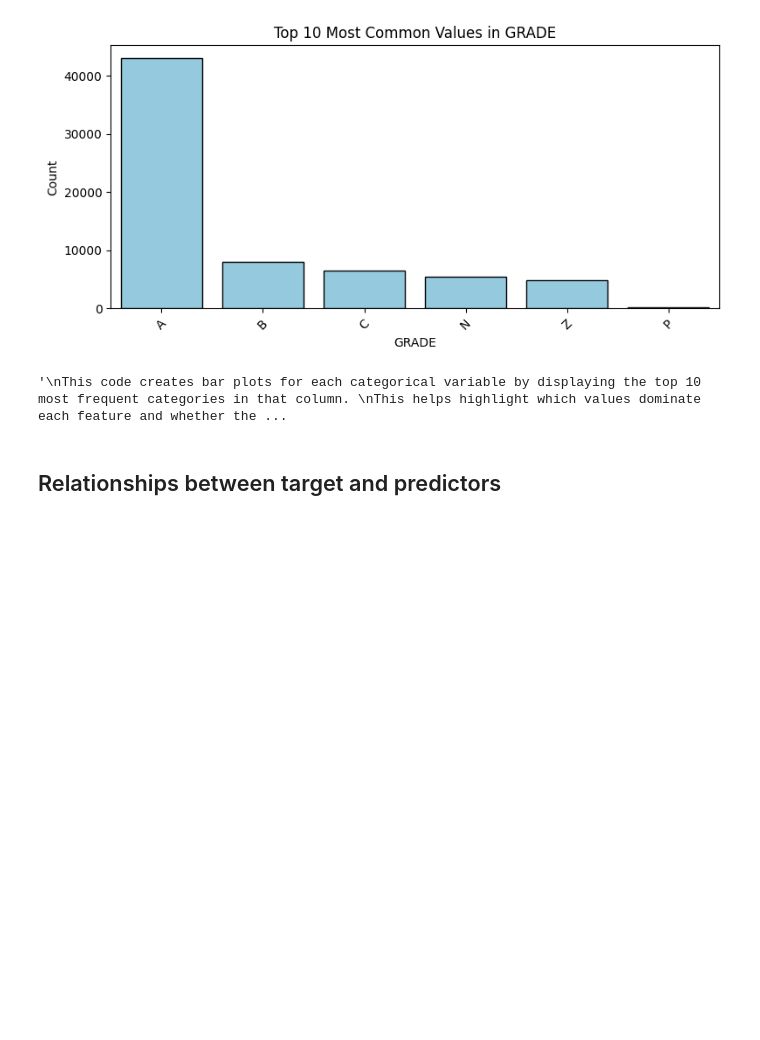
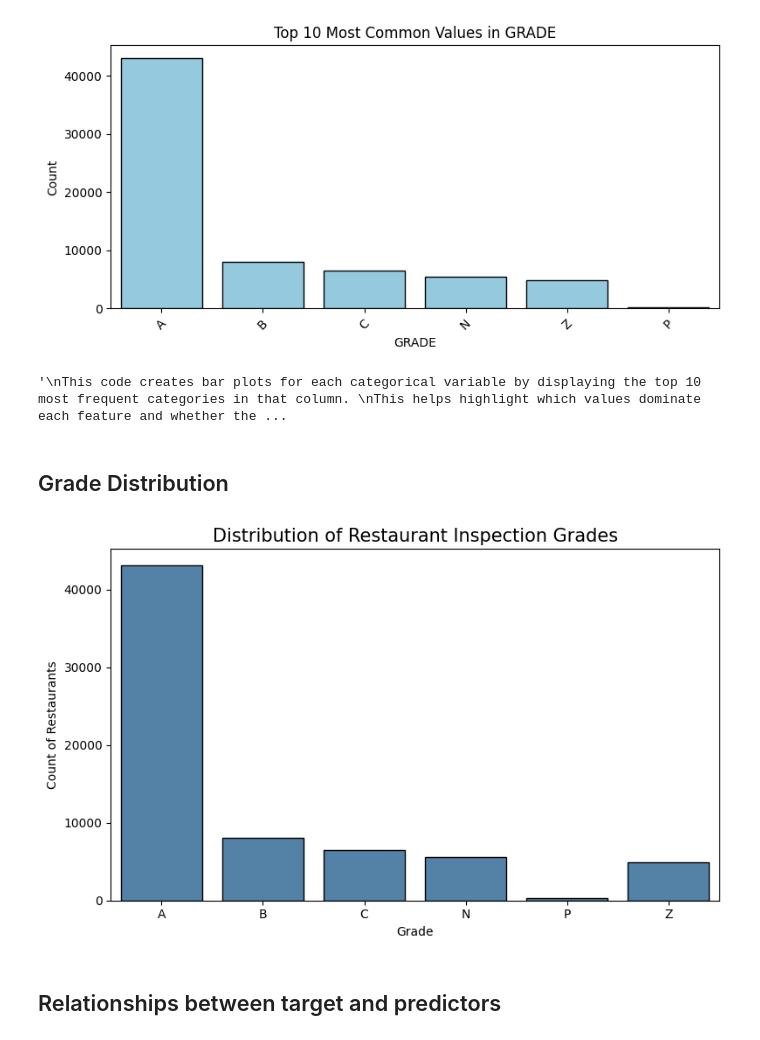
Before and after one commit to rameezrauf/ds_4022_final_project, a Jupyter notebook: notebooks/01_descriptive_analysis.ipynb, the cells around one changed output. Cells and saved outputs as stored; diff of their text form; code cells hidden in the pictures; blank space fills up the shorter version.

```diff
--- a/notebooks/01_descriptive_analysis.ipynb
+++ b/notebooks/01_descriptive_analysis.ipynb
@@ -158,6 +158,30 @@ These visual summaries make it easier to spot common patterns across the dataset
 [figure]
 [figure]
 '\nThis code creates bar plots for each categorical variable by displaying the top 10 most frequent categories in that column. \nThis helps highlight which values dominate each feature and whether the ...
+# %% [markdown]
+## Grade Distribution
+# %%
+# Grade distribution visualization
+plt.figure(figsize=(8, 5))
+
+grade_counts = nyc["GRADE"].value_counts().sort_index()
+
+sns.barplot(
+    x=grade_counts.index,
+    y=grade_counts.values,
+    color="steelblue",
+    edgecolor="black"
+)
+
+plt.title("Distribution of Restaurant Inspection Grades", fontsize=15)
+plt.xlabel("Grade")
+plt.ylabel("Count of Restaurants")
+plt.tight_layout()
+
+plt.savefig("../output/EDA/grade_distribution.png", bbox_inches="tight")
+plt.show()
+# %% [output]
+[figure, added]
 # %% [markdown]
 ## Relationships between target and predictors
 # %%
```
Also changed, not shown: 1 other file.
